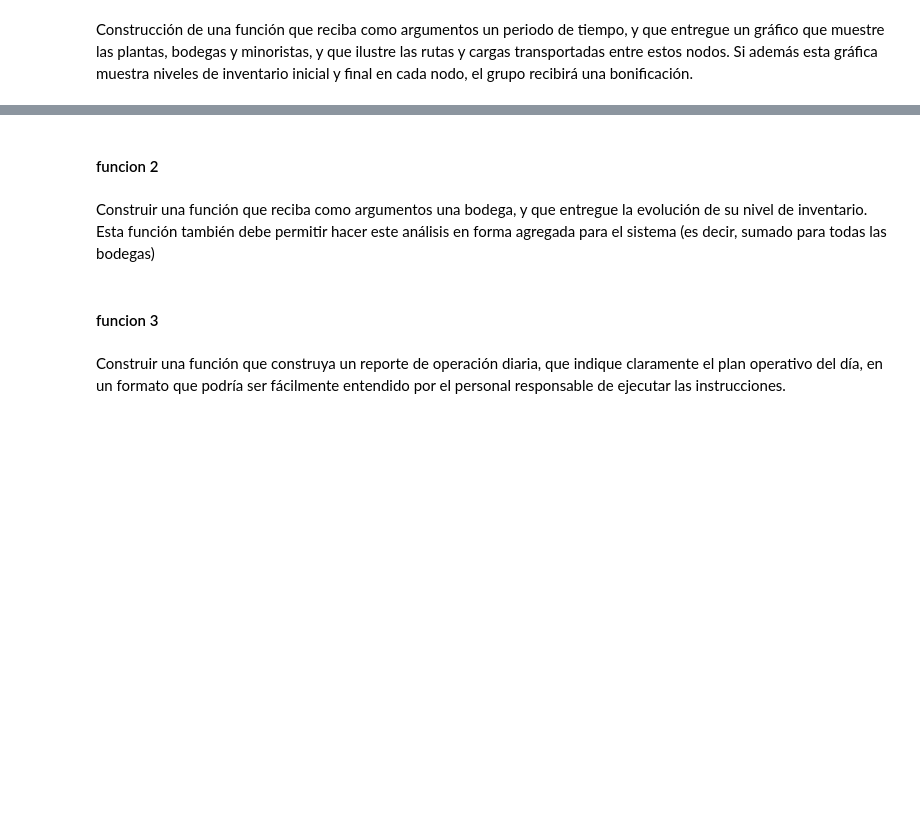
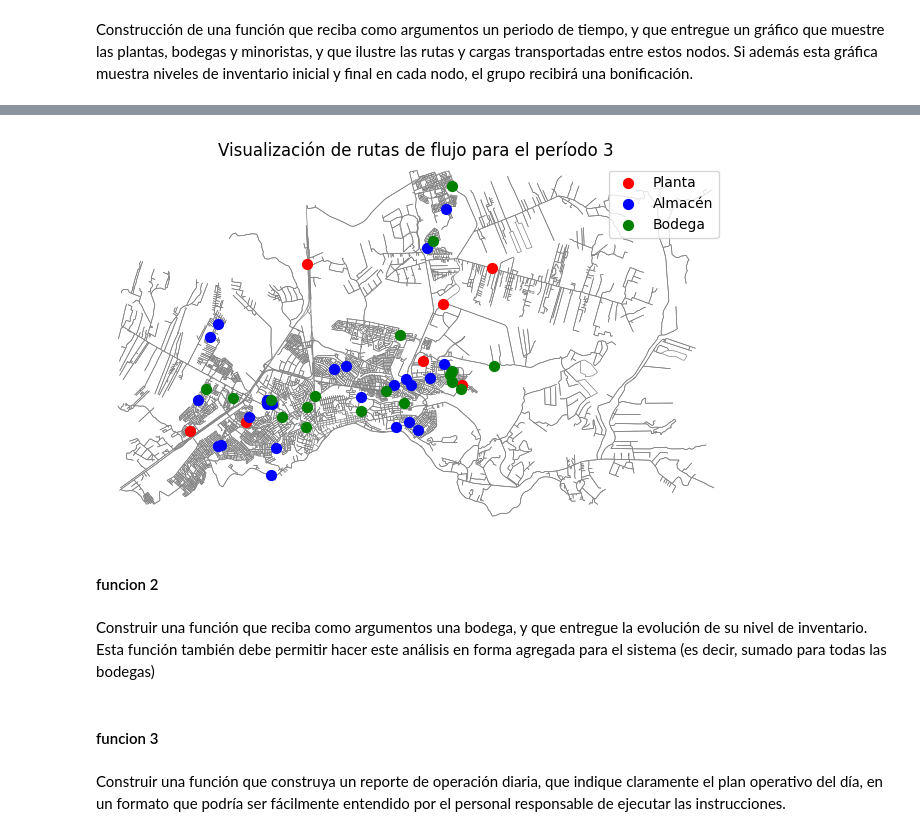
Before and after one commit to bwertheim1/tareas_flujo, a Jupyter notebook: t2_v4.ipynb, the cells around one changed output, grey strips where cells are left out. Cells and saved outputs as stored; diff of their text form; code cells hidden in the pictures; blank space fills up the shorter version.

```diff
--- a/t2_v4.ipynb
+++ b/t2_v4.ipynb
@@ -550,0 +597,15 @@ inventario inicial y final en cada nodo, el grupo recibirá una bonificación.
+# %%
+# Definir el diccionario de mapeo para los nodos
+mapeo = {}
+for i in range(len(n_plantas)):
+    mapeo[n_plantas[i]] = plantas[i]
+
+for i in range(len(n_almacenes)):
+    mapeo[n_almacenes[i]] = almacenes[i]
+
+for i in range(len(n_bodegas)):
+    mapeo[n_bodegas[i]] = bodegas[i]
+
+# Relabelar los nodos en PM
+PM = nx.relabel_nodes(PM, mapeo)
+mapeo
@@ -550,0 +634,62 @@ inventario inicial y final en cada nodo, el grupo recibirá una bonificación.
+# %%
+import matplotlib.pyplot as plt
+import networkx as nx
+import osmnx as ox
+
+def visualizar_flujo_periodo(G, periodo, datos_de_flujo):
+    if periodo not in datos_de_flujo:
+        print(f"No se encontraron datos de flujo para el período {periodo}")
+        return
+
+    flujos_para_periodo = datos_de_flujo[periodo]
+
+    #dibujar el gráfico
+    fig, ax = ox.plot_graph(G, node_size=0, edge_color="gray", edge_linewidth=0.5, bgcolor='snow', close=False, show=False)
+
+    #nodos según su tipo
+    ax.scatter([G.nodes[node]['x'] for node in plantas],
+               [G.nodes[node]['y'] for node in plantas],
+               c='red', s=50, label="Planta")
+
+    ax.scatter([G.nodes[node]['x'] for node in almacenes],
+               [G.nodes[node]['y'] for node in almacenes],
+               c='blue', s=50, label="Almacén")
+
+    ax.scatter([G.nodes[node]['x'] for node in bodegas],
+               [G.nodes[node]['y'] for node in bodegas],
+               c='green', s=50, label="Bodega")
+
+    for arista, cantidad_de_flujo in flujos_para_periodo.items():
+        nodo_fuente, nodo_objetivo = arista
+        print("NO entra al if")
+        if nodo_fuente in G and nodo_objetivo in G:
+            #calcular el camino más corto entre el nodo fuente y el objetivo
+            camino_mas_corto = nx.shortest_path(G, source=nodo_fuente, target=nodo_objetivo, weight='length')
+            print("El camino mas corto es:")
+            print(camino_mas_corto)
+
+            #coordenadas de los nodos en el camino más corto
+            coordenadas_del_camino = [(G.nodes[nodo]['x'], G.nodes[nodo]['y']) for nodo in camino_mas_corto]
+
+            #crear una línea que conecte los nodos con un ancho basado en la cantidad de flujo con color
+            x, y = zip(*coordenadas_del_camino)
+            if cantidad_de_flujo <= 500:
+                ancho_de_linea = 1.5
+                ax.plot(x, y, linewidth=ancho_de_linea, color='orange')
+            elif cantidad_de_flujo <= 1000:
+                ancho_de_linea = 2
+                ax.plot(x, y, linewidth=ancho_de_linea, color='magenta')
+            else:
+                ancho_de_linea = 2.5
+                ax.plot(x, y, linewidth=ancho_de_linea, color='yellow')
+        else:
+            print(f"Nodo {nodo_fuente} o {nodo_objetivo} no encontrado en el grafo")
+
+    plt.title(f"Visualización de rutas de flujo para el período {periodo}")
+    plt.axis('off')
+    plt.legend(loc="upper right")
+    plt.show()
+
+#probando
+visualizar_flujo_periodo(PM, 3, flujos_totales)
+# %% [output]
@@ -551,3 +704,4 @@ inventario inicial y final en cada nodo, el grupo recibirá una bonificación.
+[figure, added]
 # %% [markdown]
 #### funcion 2
 # %% [markdown]
```
Also changed, not shown: parts of 19 cells of this notebook, 1 other file.
